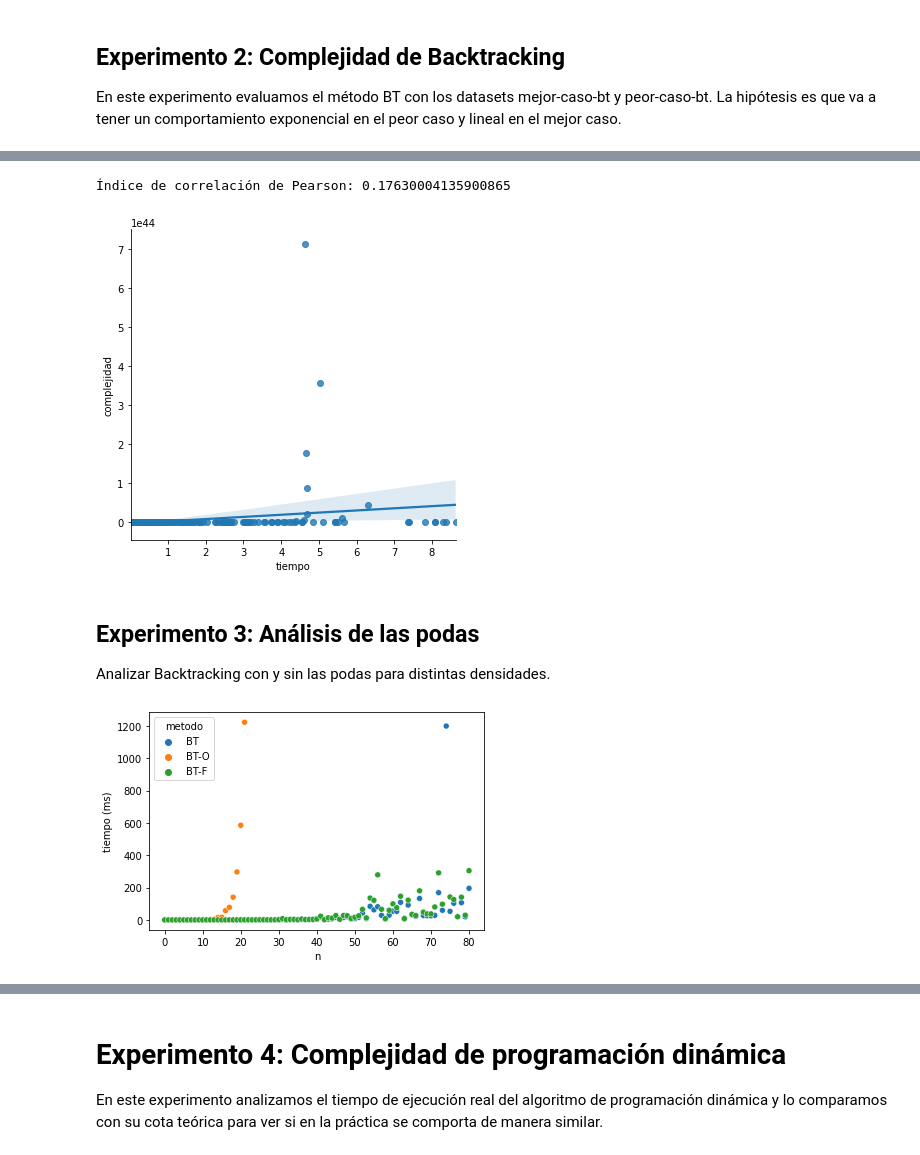
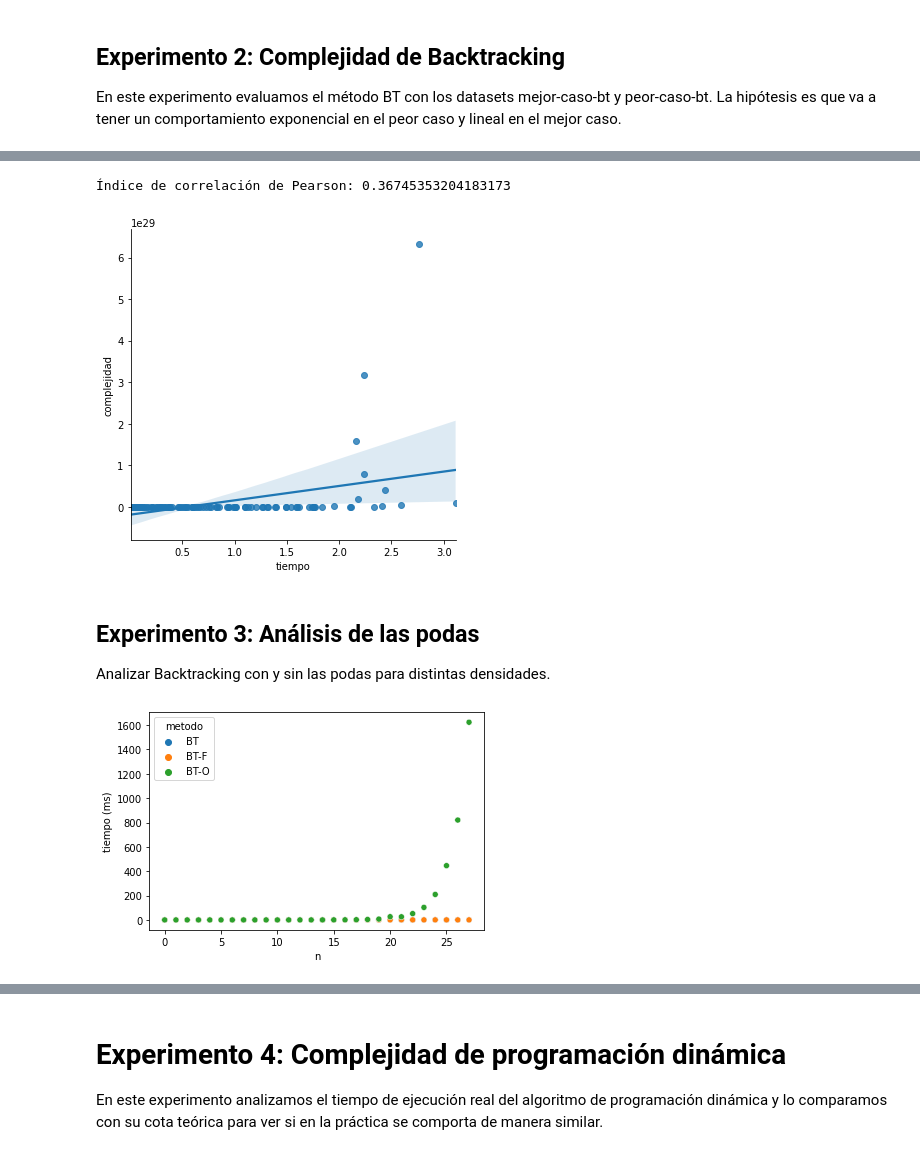
Before and after one commit to nahuelcastro/JamboTubo, a Jupyter notebook: python/analisis.ipynb, the cells around one changed output, grey strips where cells are left out. Saved outputs shown, nothing was run; the diff lists cells and outputs as text; code cells hidden in the pictures.

```diff
--- a/python/analisis.ipynb
+++ b/python/analisis.ipynb
@@ -31,7 +32,7 @@ Los métodos evaluados en este notebook son los siguientes:
 # Experimentos
 Leemos el dataframe con todos los resultados.
 # %%
-df_resultados = pd.read_csv("resultados/resultado_viejo_of.csv");
+df_resultados = pd.read_csv("instancias/ultimas/resultados.csv");
 df_resultados.head()
 # %% [output]
 |  | dataset | n | R | metodo | tiempo |
@@ -116,20 +132,20 @@ fig = sns.lmplot(data=df_BT_peor_caso, x="tiempo", y="complejidad");
 plt.savefig("graficos/bt-correlacion-peor-caso.svg");
 print("Índice de correlación de Pearson:", correlacion_pearson(df_BT_peor_caso, "tiempo", "complejidad"));
 # %% [output]
-Índice de correlación de Pearson: 0.17630004135900865
+Índice de correlación de Pearson: 0.36745353204183173
-[figure, old version]
+[figure, new version]
 # %% [markdown]
 ## Experimento 3: Análisis de las podas
 Analizar Backtracking con y sin las podas para distintas densidades.
 # %%
 df_BT_densidad_alta = df_resultados[((df_resultados["metodo"]=="BT") | (df_resultados["metodo"]=="BT-F") | (df_resultados["metodo"]=="BT-O")) & (df_resultados["dataset"] == "FB_res_peso_asc")].copy();
 df_BT_densidad_alta = df_BT_densidad_alta[df_BT_densidad_alta["tiempo"] < 2000]; # Sacamos outliers.
-df_BT_densidad_alta = df_BT_densidad_alta[df_BT_densidad_alta["n"]<=80];
+df_BT_densidad_alta = df_BT_densidad_alta[df_BT_densidad_alta["n"]<=27];
 fig = sns.scatterplot(data=df_BT_densidad_alta, x='n', y='tiempo', hue='metodo');
 fig.set(xlabel='n', ylabel='tiempo (ms)');
-plt.savefig("graficos/bt-podas-alta.svg");
+plt.savefig("graficos/bt-podas-alta-1.svg");
 # %% [output]
-[figure, old version]
+[figure, new version]
 # %%
 # Acercamos un poco la lupa para ver la diferencia entre BT y BT-O.
 fig = sns.scatterplot(data=df_BT_densidad_alta[df_BT_densidad_alta["tiempo"]<2], x='n', y='tiempo', hue='metodo');
```
Also changed, not shown: parts of 34 cells of this notebook, 4 other files.
